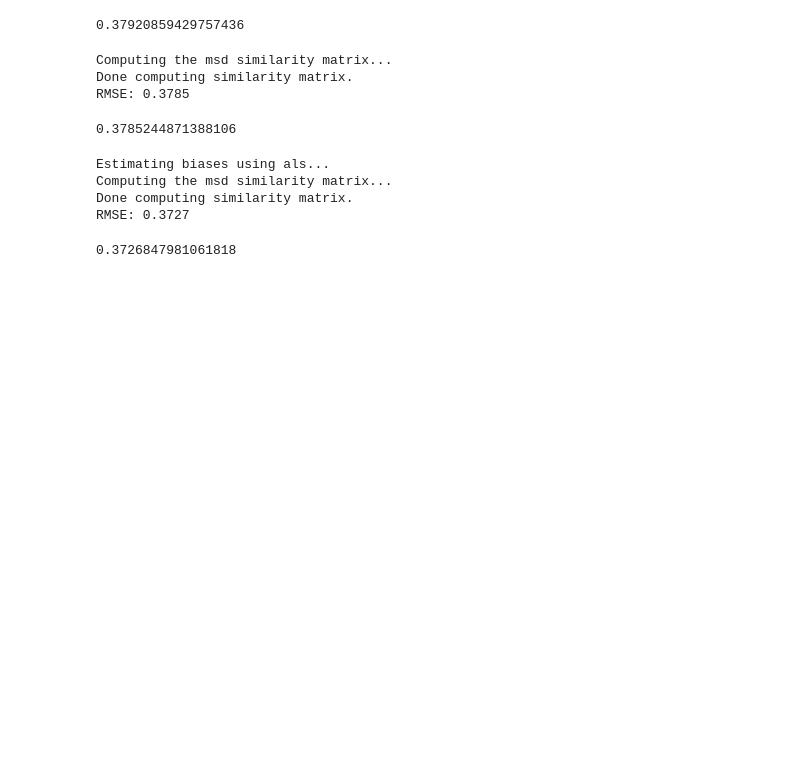
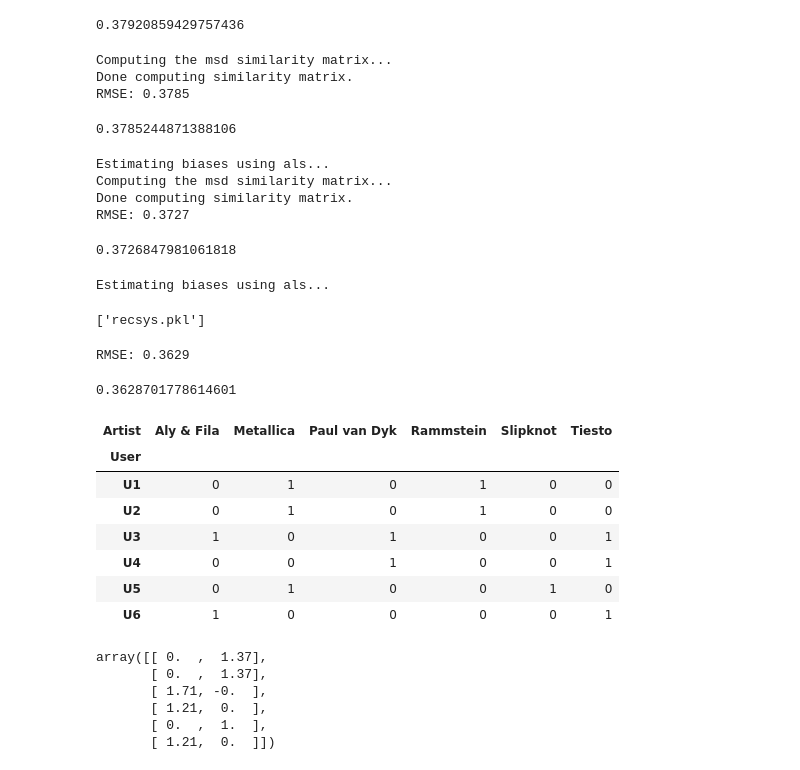
Before and after one commit to PacktPublishing/Hands-On-Machine-Learning-with-scikit-learn-and-Scientific-Python-Toolkits, a Jupyter notebook: chapters/ch13/RecSys.ipynb, the cells around one changed output. Cells and saved outputs as stored; diff of their text form; code cells hidden in the pictures; blank space fills up the shorter version.

```diff
--- a/chapters/ch13/RecSys.ipynb
+++ b/chapters/ch13/RecSys.ipynb
@@ -241,3 +373,57 @@ Computing the msd similarity matrix...
 Done computing similarity matrix.
 RMSE: 0.3727
 0.3726847981061818
+# %%
+import joblib
+from surprise.prediction_algorithms.baseline_only import BaselineOnly
+
+recsys = BaselineOnly()
+recsys.fit(trainset)
+joblib.dump(recsys, 'recsys.pkl')
+# %% [output]
+Estimating biases using als...
+['recsys.pkl']
+# %%
+from surprise import accuracy
+recsys = joblib.load('recsys.pkl')
+predictions = recsys.test(testset)
+accuracy.rmse(predictions)
+# %% [output]
+RMSE: 0.3629
+0.3628701778614601
+# %%
+music_ratings = [
+    ('U1', 'Metallica'), ('U1', 'Rammstein'), ('U2', 'Rammstein'), ('U3', 'Tiesto'), ('U3', 'Paul van Dyk'),
+    ('U2', 'Metallica'), ('U4', 'Tiesto'), ('U4', 'Paul van Dyk'), ('U5', 'Metallica'),  ('U5', 'Slipknot'),
+    ('U6', 'Tiesto'), ('U6', 'Aly & Fila'), ('U3', 'Aly & Fila')
+]
+# %%
+df_music_ratings = pd.DataFrame(music_ratings, columns=['User', 'Artist'])
+df_music_ratings['Rating'] = 1
+
+df_music_ratings_pivoted = df_music_ratings.pivot('User', 'Artist', 'Rating').fillna(0)
+
+df_music_ratings_pivoted.style.applymap(
+    lambda cell: 'background-color: black; color: white' if cell == 0 else 'background-color: white; color: black'
+)
+# %% [output]
+| Artist | Aly & Fila | Metallica | Paul van Dyk | Rammstein | Slipknot | Tiesto |
+| User |  |  |  |  |  |  |
+| U1 | 0 | 1 | 0 | 1 | 0 | 0 |
+| U2 | 0 | 1 | 0 | 1 | 0 | 0 |
+| U3 | 1 | 0 | 1 | 0 | 0 | 1 |
+| U4 | 0 | 0 | 1 | 0 | 0 | 1 |
+| U5 | 0 | 1 | 0 | 0 | 1 | 0 |
+| U6 | 1 | 0 | 0 | 0 | 0 | 1 |
+# %%
+from sklearn.decomposition import TruncatedSVD
+
+svd = TruncatedSVD(n_components=2)
+svd.fit_transform(df_music_ratings_pivoted).round(2)
+# %% [output]
+array([[ 0.  ,  1.37],
+       [ 0.  ,  1.37],
+       [ 1.71, -0.  ],
+       [ 1.21,  0.  ],
+       [ 0.  ,  1.  ],
+       [ 1.21,  0.  ]])
```
Also changed, not shown: parts of 40 cells of this notebook, 5 other files.
